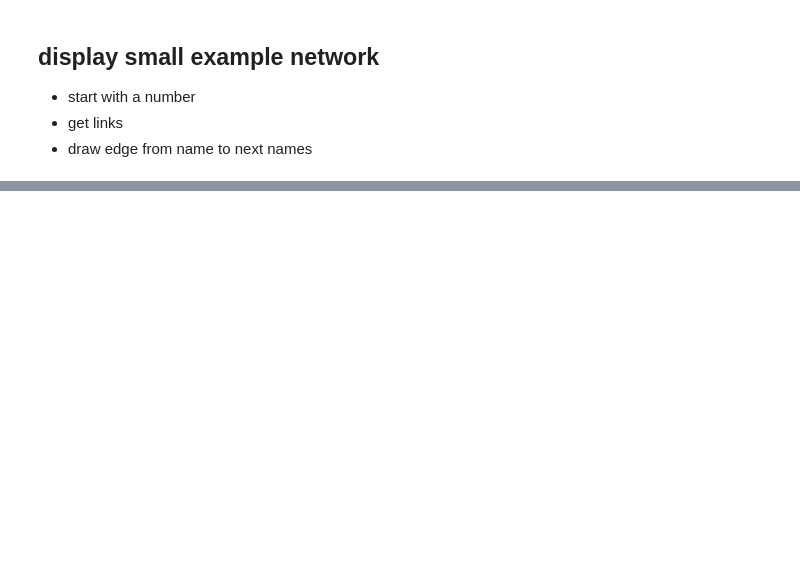
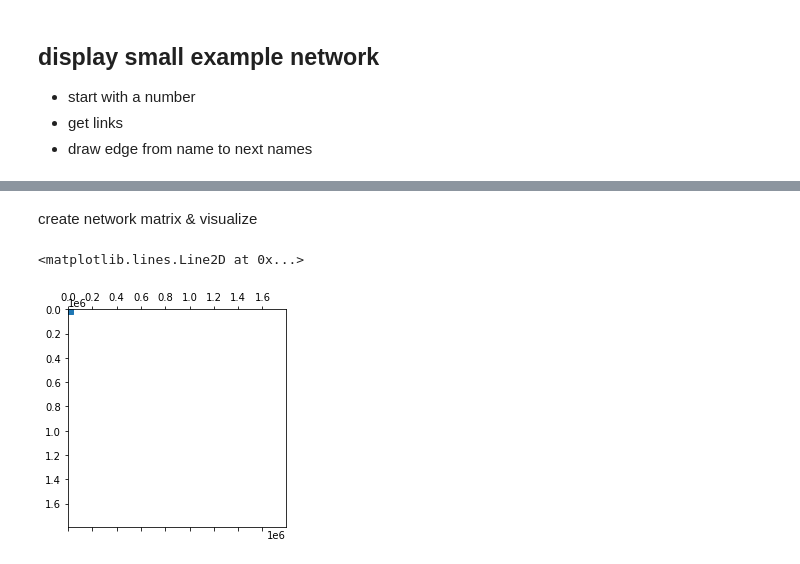
Before and after one commit to tijsvandenheuvel/wiki_hyperlink_network, a Jupyter notebook: wiki-network.ipynb, the cells around one changed output, grey strips where cells are left out. Drawn from its saved outputs; the diff is of its cells as text; code cells hidden in the pictures; blank space fills up the shorter version.

Commit message:
start sparse matrix vis

```diff
--- a/wiki-network.ipynb
+++ b/wiki-network.ipynb
@@ -112,0 +117,14 @@ print(names.take(10))
+# %% [markdown]
+create network matrix & visualize
+# %%
+import matplotlib.pylab as plt
+import numpy as np
+import scipy.sparse as sp
+
+A = sp.eye(1000)
+B = sp.csr_matrix((1791488,1791488),dtype=np.int8)
+B[0,0]=1
+plt.spy(B,markersize=10)
+# %% [output]
+<matplotlib.lines.Line2D at 0x...>
+[figure, added]
```
Also changed, not shown: parts of 5 cells of this notebook.
